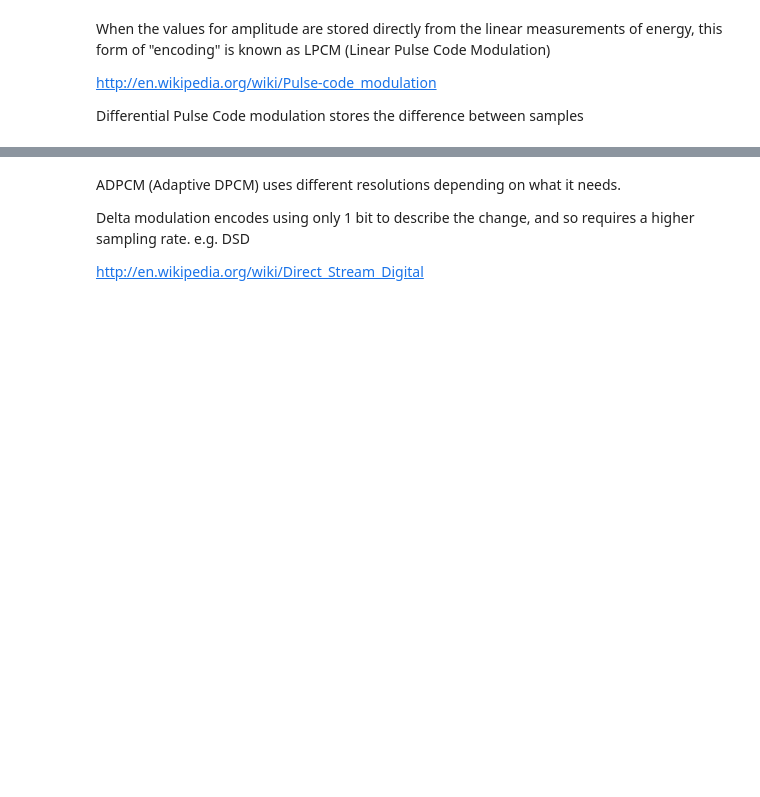
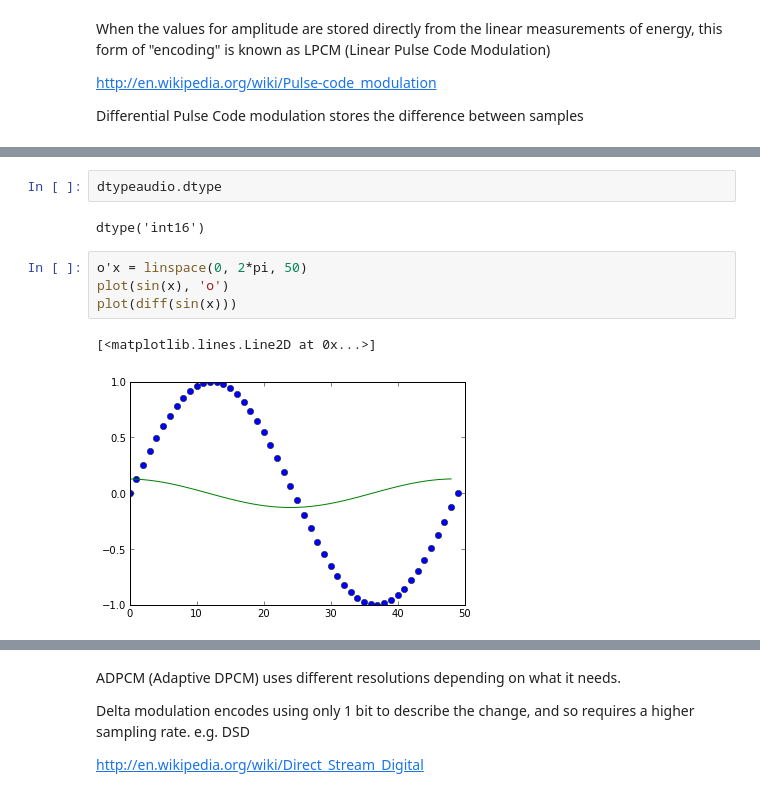
Before and after one commit to mantaraya36/201A-ipython, a Jupyter notebook: Sampling and Quantization.ipynb, the cells around one changed output, grey strips where cells are left out. Saved outputs shown, nothing was run; the diff lists cells and outputs as text; blank space fills up the shorter version.

```diff
--- a/Sampling and Quantization.ipynb
+++ b/Sampling and Quantization.ipynb
@@ -331,3 +338,14 @@ print audio.max()
+# %%
+dtypeaudio.dtype
+# %% [output]
+dtype('int16')
+# %%
+o'x = linspace(0, 2*pi, 50)
+plot(sin(x), 'o')
+plot(diff(sin(x)))
+# %% [output]
+[<matplotlib.lines.Line2D at 0x...>]
+[figure, added]
 # %%
 dpcm = diff(audio)
 plot(dpcm)
```
Also changed, not shown: parts of 20 cells of this notebook.
